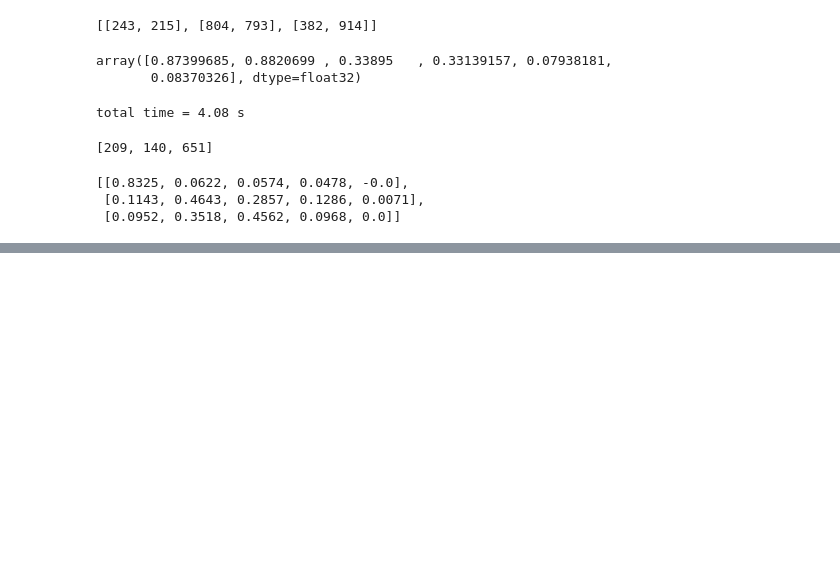
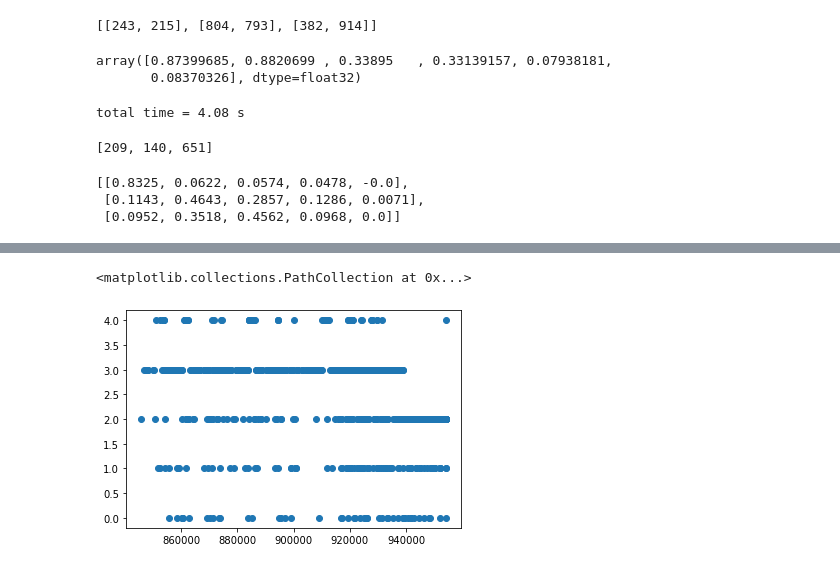
Before and after one commit to PDNALab/extended-ensemble, a Jupyter notebook: Hierachical_clustering.ipynb, the cells around one changed output, grey strips where cells are left out. Cells and saved outputs as stored; diff of their text form; code cells hidden in the pictures; blank space fills up the shorter version.

```diff
--- a/Hierachical_clustering.ipynb
+++ b/Hierachical_clustering.ipynb
@@ -533,0 +619,4 @@ centroid
+# %%
+all_compare=[]
+for i in range(1,len(all_data)):
+    all_compare+=list(itertools.combinations(np.vstack((mirror_simi_matrix[sorted_sum_mirror_binary_simi_index[:,1][i]],mirror_simi_matrix[[sorted_sum_mirror_binary_simi_index[:,1][:i]]])),2))[:i]
@@ -533,0 +627,39 @@ centroid
+# %%
+all_input = all_compare
+batch_size=1000000
+inp_sliced=[all_input[i*batch_size:(i+1)*batch_size] for i in range(int(len(all_input)/batch_size))]
+if int(len(inp_sliced)) < len(all_input)/batch_size:
+    inp_sliced.append(all_input[len(inp_sliced)*batch_size:])
+for i in range(len(inp_sliced)):
+    temp_c = np.zeros((int(len(inp_sliced[i])),3))
+    temp_input = np.array(inp_sliced[i])
+    product = temp_input.reshape(-1,2,temp_input.shape[-1]).sum(1)
+    for row in range(3):
+        temp_c[:,row] = np.sum(product==row,axis=1)
+    if i == 0:
+        all_c = temp_c
+    else:
+        all_c = np.concatenate((all_c,temp_c),axis=0)
+
+###calculate similarity
+
+simi = all_c[:,0]+all_c[:,2]
+dis_simi = all_c[:,1]
+
+simi_matrix = np.zeros((len(all_data),len(all_data)))
+dis_simi_matrix = np.zeros((len(all_data),len(all_data)))
+indices = np.triu_indices(len(all_data),k=1)
+indices = (indices[1],indices[0])
+simi_matrix[indices] = simi
+dis_simi_matrix[indices] = dis_simi
+# %%
+upper_indices = np.triu_indices(len(all_data),k=1)
+dis_simi_matrix[upper_indices] = np.Inf
+np.fill_diagonal(dis_simi_matrix,np.Inf)
+min_dis_simi = np.min(dis_simi_matrix,axis=1)
+min_dis_simi[0] = min_dis_simi[1:].max()
+dis_simi_matrix[0] = dis_simi_matrix.max()
+dis_all = np.vstack((min_dis_simi,sorted_sum_mirror_binary_simi_index[:,1])).T
+# %%
+sorted_dis_all = dis_all[dis_all[:,1].argsort()]
+sorted_dis_all
@@ -533,0 +674,5 @@ centroid
+# %%
+plt.scatter(sum_mirror_binary_simi,sorted_dis_all[:,0])
+# %% [output]
+<matplotlib.collections.PathCollection at 0x...>
+[figure, added]
```
Also changed, not shown: parts of 12 cells of this notebook, 17 other files.
